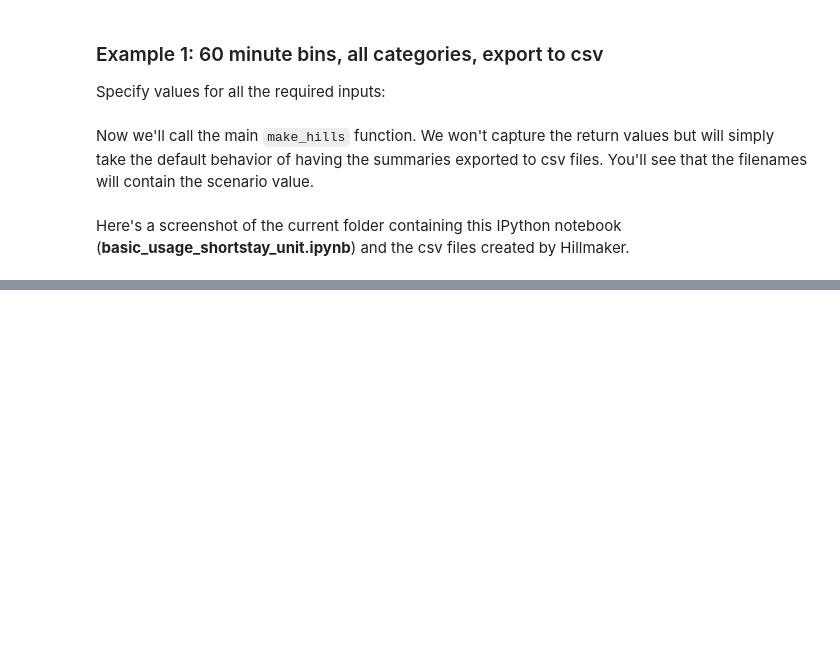
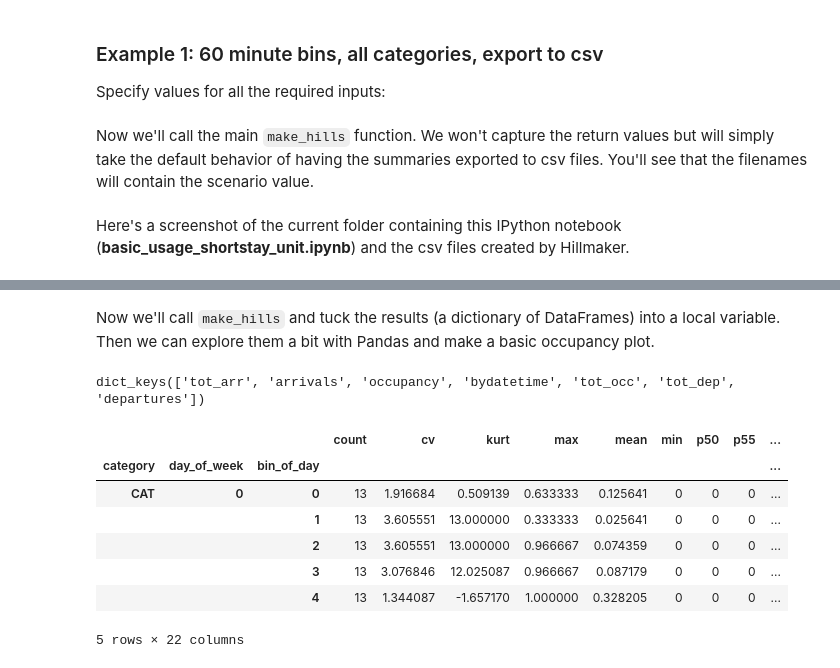
Before and after one commit to misken/hillmaker, a Jupyter notebook: hillmaker/examples/basic_usage_shortstay_unit.ipynb, the cells around one changed output, grey strips where cells are left out. Saved outputs shown, nothing was run; the diff lists cells and outputs as text; code cells hidden in the pictures; blank space fills up the shorter version.

Commit message:
adding 2nd example to basic usage notebook

```diff
--- a/hillmaker/examples/basic_usage_shortstay_unit.ipynb
+++ b/hillmaker/examples/basic_usage_shortstay_unit.ipynb
@@ -117,0 +128,36 @@ Here's a screenshot of the current folder containing this IPython notebook (**ba
+# %%
+# Required inputs - same as Example 1 except for scenario name
+scenario = 'ss_example_2'
+in_fld_name = 'InRoomTS'
+out_fld_name = 'OutRoomTS'
+cat_fld_name = 'PatType'
+start = '1/1/1996'
+end = '3/30/1996 23:45'
+
+# Optional inputs
+tot_fld_name = 'CAT_IVT' # Just to make it clear that it's only these patient types
+bin_mins = 30 # Half-hour time bins
+exclude = ['ART','MYE','OTH'] # Tell Hillmaker to ignore these patient types
+# %% [markdown]
+Now we'll call `make_hills` and tuck the results (a dictionary of DataFrames) into a local variable. Then we can explore them a bit with Pandas and make a basic occupancy plot.
+# %%
+results_ex2 = hm.make_hills(scenario, stops_df, in_fld_name, out_fld_name, start, end, cat_fld_name,
+                            total_str=tot_fld_name, bin_size_minutes=bin_mins,
+                            cat_to_exclude=exclude, return_dataframes=True)
+# %%
+results_ex2.keys()
+# %% [output]
+dict_keys(['tot_arr', 'arrivals', 'occupancy', 'bydatetime', 'tot_occ', 'tot_dep', 'departures'])
+# %%
+occ_df = results_ex2['occupancy']
+# %%
+occ_df.head()
+# %% [output]
+|  |  |  | count | cv | kurt | max | mean | min | p50 | p55 | ... |
+| category | day_of_week | bin_of_day |  |  |  |  |  |  |  |  | ... |
+| CAT | 0 | 0 | 13 | 1.916684 | 0.509139 | 0.633333 | 0.125641 | 0 | 0 | 0 | ... |
+|  |  | 1 | 13 | 3.605551 | 13.000000 | 0.333333 | 0.025641 | 0 | 0 | 0 | ... |
+|  |  | 2 | 13 | 3.605551 | 13.000000 | 0.966667 | 0.074359 | 0 | 0 | 0 | ... |
+|  |  | 3 | 13 | 3.076846 | 12.025087 | 0.966667 | 0.087179 | 0 | 0 | 0 | ... |
+|  |  | 4 | 13 | 1.344087 | -1.657170 | 1.000000 | 0.328205 | 0 | 0 | 0 | ... |
+5 rows × 22 columns
```
Also changed, not shown: parts of 9 cells of this notebook.
